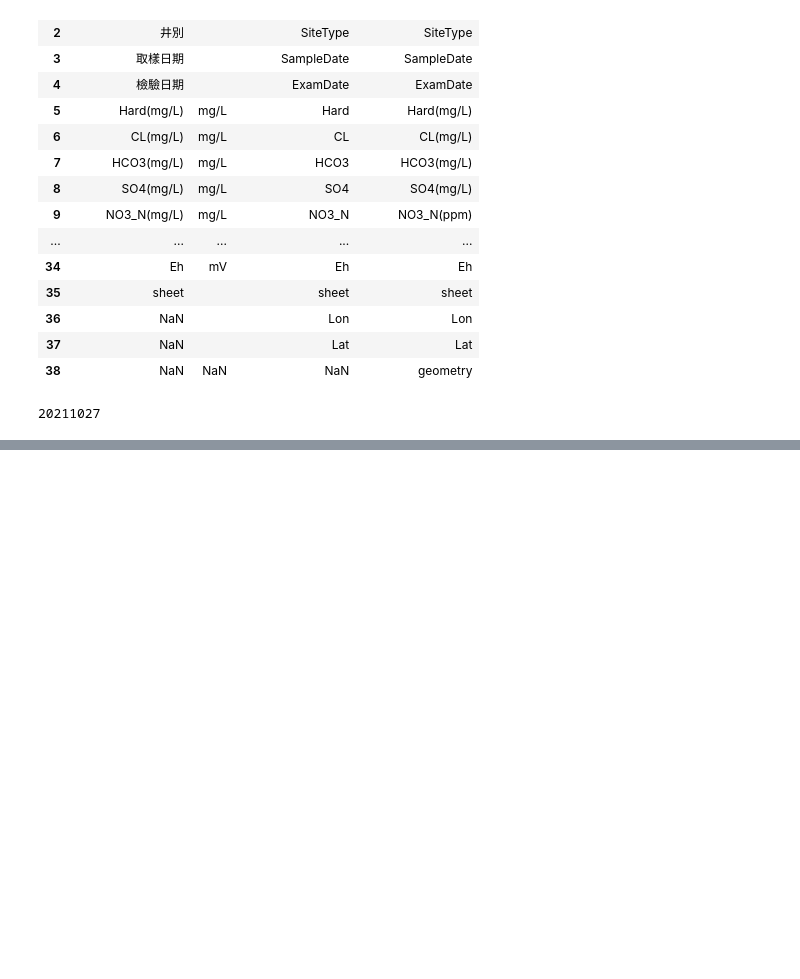
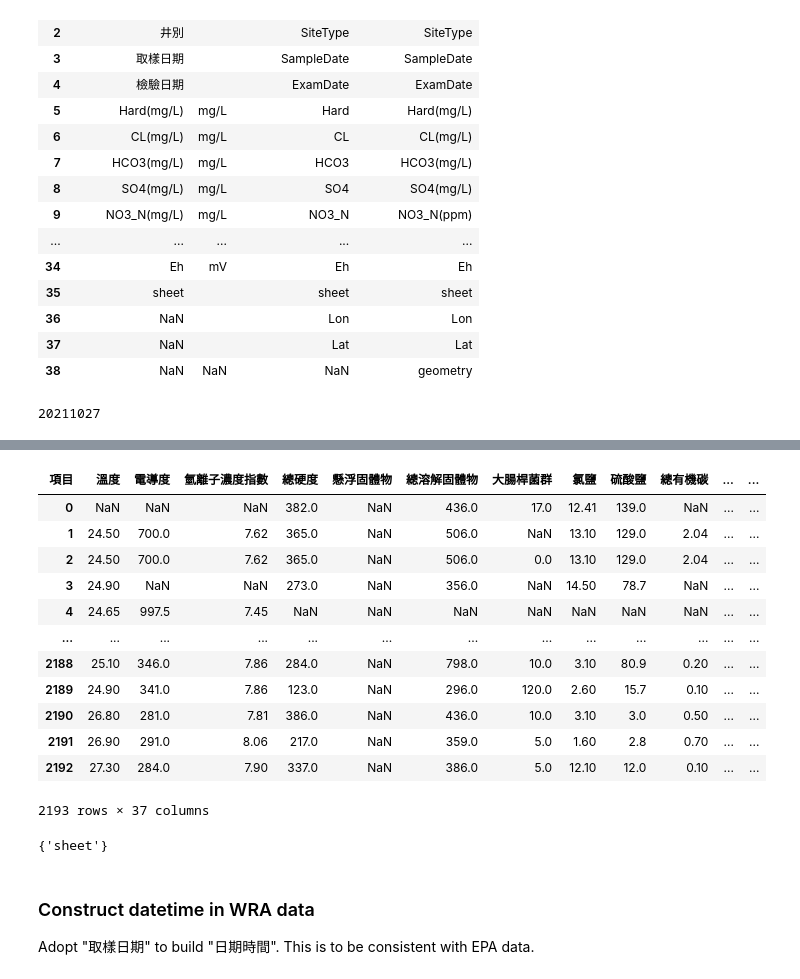
Before and after one commit to dispink/GW_NCDR, a Jupyter notebook: build_database_08.ipynb, the cells around one changed output, grey strips where cells are left out. Saved outputs shown, nothing was run; the diff lists cells and outputs as text; code cells hidden in the pictures; blank space fills up the shorter version.

```diff
--- a/build_database_08.ipynb
+++ b/build_database_08.ipynb
@@ -130,0 +149,3 @@ print(date)
+# %%
+wra_df = pd.read_csv('data/database_ZAF_wa_clean_gps_20211027.csv')
+wra_df
@@ -130,0 +270,28 @@ print(date)
+# %%
+# build the df having values in WRA water quality data
+# column "sheet" is excluded in the excel file,
+# so wra_tmp has one column fewer than wra_df
+wra_tmp = wra_df.loc[:, excel_df['WRA csv column names'].dropna()].copy()
+wra_tmp.columns = excel_df['項目'][~excel_df['WRA csv column names'].isna()]
+wra_tmp
+# %% [output]
+| 項目 | 溫度 | 電導度 | 氫離子濃度指數 | 總硬度 | 懸浮固體物 | 總溶解固體物 | 大腸桿菌群 | 氯鹽 | 硫酸鹽 | 總有機碳 | ... | ... |
+| 0 | NaN | NaN | NaN | 382.0 | NaN | 436.0 | 17.0 | 12.41 | 139.0 | NaN | ... | ... |
+| 1 | 24.50 | 700.0 | 7.62 | 365.0 | NaN | 506.0 | NaN | 13.10 | 129.0 | 2.04 | ... | ... |
+| 2 | 24.50 | 700.0 | 7.62 | 365.0 | NaN | 506.0 | 0.0 | 13.10 | 129.0 | 2.04 | ... | ... |
+| 3 | 24.90 | NaN | NaN | 273.0 | NaN | 356.0 | NaN | 14.50 | 78.7 | NaN | ... | ... |
+| 4 | 24.65 | 997.5 | 7.45 | NaN | NaN | NaN | NaN | NaN | NaN | NaN | ... | ... |
+| ... | ... | ... | ... | ... | ... | ... | ... | ... | ... | ... | ... | ... |
+| 2188 | 25.10 | 346.0 | 7.86 | 284.0 | NaN | 798.0 | 10.0 | 3.10 | 80.9 | 0.20 | ... | ... |
+| 2189 | 24.90 | 341.0 | 7.86 | 123.0 | NaN | 296.0 | 120.0 | 2.60 | 15.7 | 0.10 | ... | ... |
+| 2190 | 26.80 | 281.0 | 7.81 | 386.0 | NaN | 436.0 | 10.0 | 3.10 | 3.0 | 0.50 | ... | ... |
+| 2191 | 26.90 | 291.0 | 8.06 | 217.0 | NaN | 359.0 | 5.0 | 1.60 | 2.8 | 0.70 | ... | ... |
+| 2192 | 27.30 | 284.0 | 7.90 | 337.0 | NaN | 386.0 | 5.0 | 12.10 | 12.0 | 0.10 | ... | ... |
+2193 rows × 37 columns
+# %%
+set(wra_df.columns) - set(excel_df.loc[~excel_df['WRA csv column names'].isna(), 'WRA csv column names'])
+# %% [output]
+{'sheet'}
+# %% [markdown]
+### Construct datetime in WRA data
+Adopt "取樣日期" to build "日期時間". This is to be consistent with EPA data.
```
Also changed, not shown: parts of 22 cells of this notebook.
